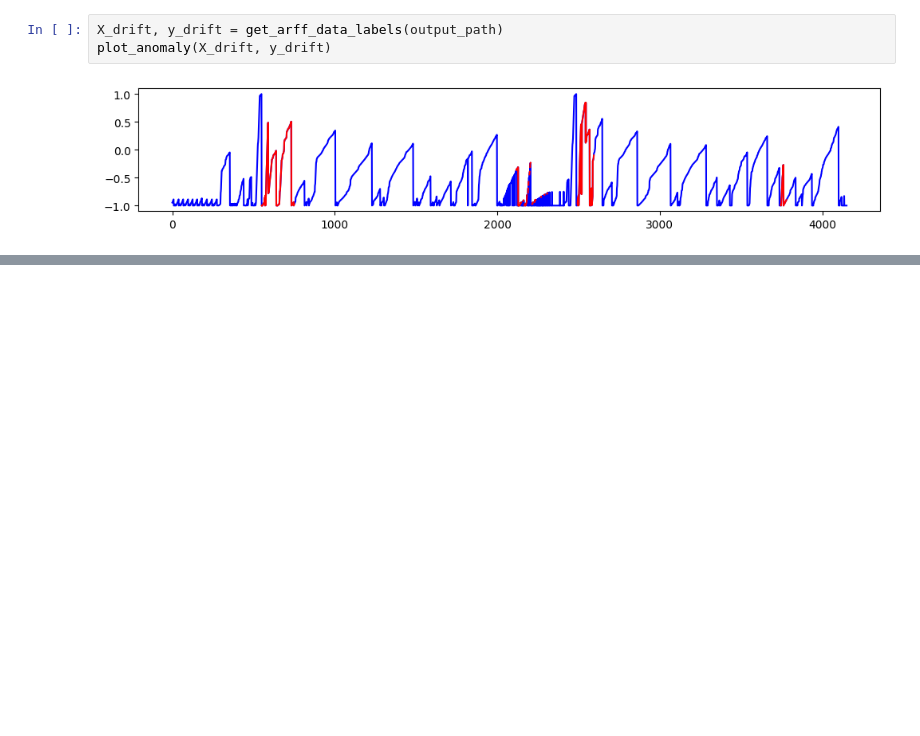
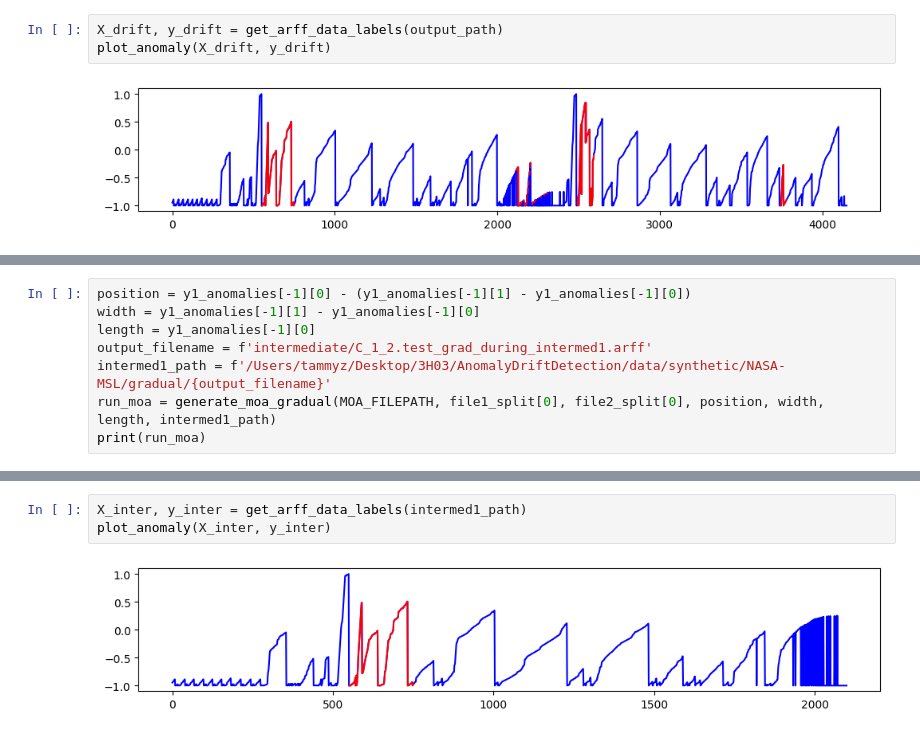
Before and after one commit to mac-dsl/AnomalyDriftDetection, a Jupyter notebook: moa_drift_generation.ipynb, the cells around one changed output, grey strips where cells are left out. Drawn from its saved outputs; the diff is of its cells as text; blank space fills up the shorter version.

```diff
--- a/moa_drift_generation.ipynb
+++ b/moa_drift_generation.ipynb
@@ -143,0 +159,8 @@ plot_anomaly(X_drift, y_drift)
+# %%
+position = y1_anomalies[-1][0] - (y1_anomalies[-1][1] - y1_anomalies[-1][0])
+width = y1_anomalies[-1][1] - y1_anomalies[-1][0]
+length = y1_anomalies[-1][0]
+output_filename = f'intermediate/C_1_2.test_grad_during_intermed1.arff'
+intermed1_path = f'/Users/tammyz/Desktop/3H03/AnomalyDriftDetection/data/synthetic/NASA-MSL/gradual/{output_filename}'
+run_moa = generate_moa_gradual(MOA_FILEPATH, file1_split[0], file2_split[0], position, width, length, intermed1_path)
+print(run_moa)
@@ -143,0 +228,5 @@ plot_anomaly(X_drift, y_drift)
+# %%
+X_inter, y_inter = get_arff_data_labels(intermed1_path)
+plot_anomaly(X_inter, y_inter)
+# %% [output]
+[figure, added]
```
Also changed, not shown: parts of 14 cells of this notebook, 2 other files.
